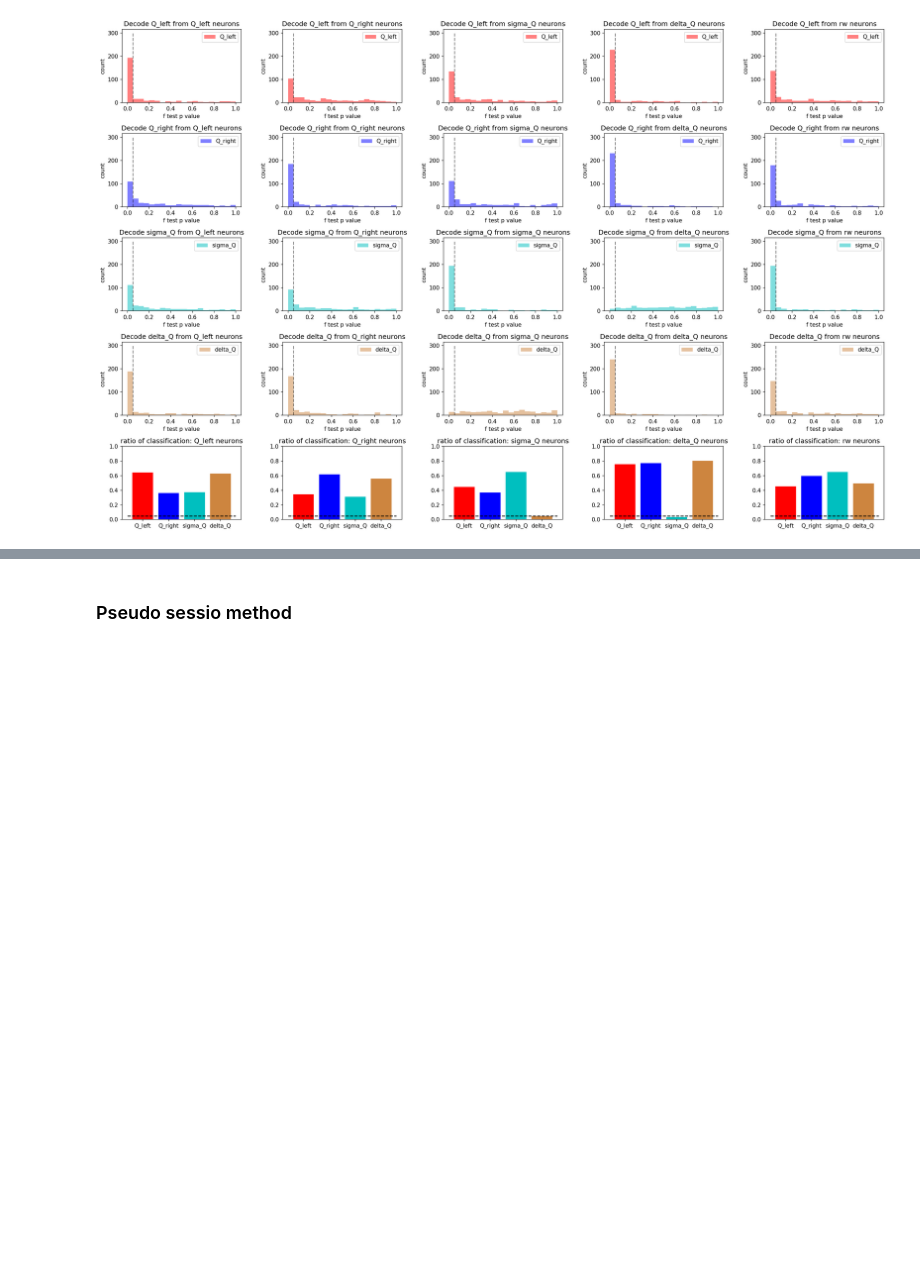
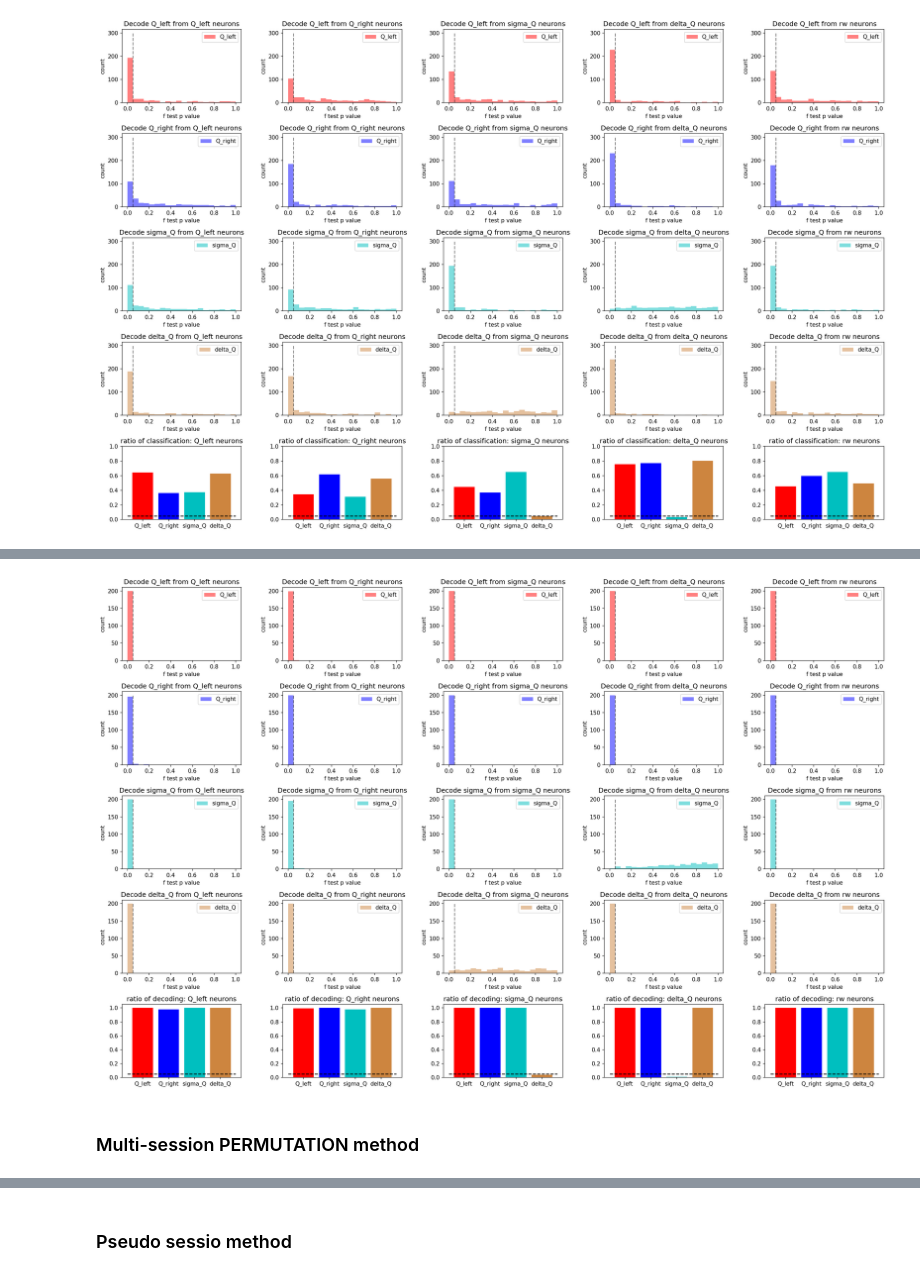
Before and after one commit to pckuo/map-ephys, a Jupyter notebook: notebook/pckuo/nonsense_corr_decoding.ipynb, the cells around one changed output, grey strips where cells are left out. Drawn from its saved outputs; the diff is of its cells as text; code cells hidden in the pictures; blank space fills up the shorter version.

Commit message:
decoding and data

```diff
--- a/notebook/pckuo/nonsense_corr_decoding.ipynb
+++ b/notebook/pckuo/nonsense_corr_decoding.ipynb
@@ -213,10 +212,13 @@ plt.tight_layout()
 # %% [output]
 [figure]
 # %%
-# naive fit of populatio neurons
+# naive fit of population neurons
 target_variables = ['Q_left', 'Q_right', 'sigma_Q', 'delta_Q']
-naive_fit_population_columns = ['gen_session', 'neuron_id', 'fit_session', 'target_variable', 'ftest_pvalue']
-df_naive_fit_dict = {neuron_type: pd.DataFrame(columns=naive_fit_columns) for neuron_type in neuron_types}
+naive_fit_population_columns = ['gen_session', 'neuron_ids', 'fit_session', 'target_variable', 'ftest_pvalue']
+df_naive_fit_population_dict = {neuron_type: pd.DataFrame(columns=naive_fit_population_columns) for neuron_type in neuron_types}
+
+n_simulations = 200
+n_neuron_in_population = 20
 
 # fit simulated neurons
 for session in sessions:
@@ -225,7 +227,7 @@ for session in sessions:
 
     for neuron_type in neuron_types:
         neurons = sim_neurons[neuron_type]
-        df_naive_fit = df_naive_fit_dict[neuron_type]
+        df_naive_fit = df_naive_fit_population_dict[neuron_type]
 
         for target_variable in target_variables:
             if target_variable in ['Q_left', 'Q_right']:
@@ -237,12 +239,15 @@ for session in sessions:
             else:
                 raise ValueError('incorrect target variable type!')
 
-            for n in range(len(neurons)):
-                fr = neurons[(neurons['session']==session) & (neurons['neuron_id']==n)]['firing_rates'].values[0]
+            for n_sim in range(n_simulations):
+                neuron_ids = np.random.choice(np.arange(0, len(neurons)), size=n_neuron_in_population, replace=False)
+                fr = np.empty((X.shape[0], n_neuron_in_population))
+                for j, neuron_id in enumerate(neuron_ids):
+                    fr[:, j] = neurons[(neurons['session']==session) & (neurons['neuron_id']==neuron_id)]['firing_rates'].values[0]
                 fr = sm.add_constant(fr)
                 # decoding models: fr --> X
                 model = sm.OLS(X, fr)
                 results = model.fit()
                 #print(f'{neuron_type} {n} {target_variable}')
                 #print(f' {results.f_pvalue}')
-                df_naive_fit.loc[len(df_naive_fit.index)] = [session, n, session, target_variable, results.f_pvalue]
+                df_naive_fit.loc[len(df_naive_fit.index)] = [session, neuron_ids, session, target_variable, results.f_pvalue]
@@ -248,0 +272,53 @@ for session in sessions:
+# %%
+# plot naive fit of population neurons
+colors = {'Q_left': 'r', 'Q_right': 'b', 'sigma_Q': 'c', 'delta_Q': 'peru'}
+pvlaue_hist_lim = (0, 1)
+pvalue_sig_thresh = 0.05
+
+classified_types = ['Q_left', 'Q_right', 'sigma_Q', 'delta_Q']
+bar_colors = ['r', 'b', 'c', 'peru']
+
+
+fig, axs = plt.subplots(len(target_variables)+1, len(neuron_types),
+                        figsize=(4*len(neuron_types), 3*len(target_variables)+1), dpi=150)
+for neuron_type_id, neuron_type in enumerate(neuron_types):
+    col_ind = neuron_type_id
+
+    df_fit = df_naive_fit_population_dict[neuron_type]
+    n_unique_populations = n_simulations
+
+    n_sig_populations = {target_variable: None for target_variable in target_variables}
+    for i, target_variable in enumerate(target_variables):
+
+        # histogram of regression tvalues
+        row_ind = i
+        ftest_pvalues = df_fit[df_fit['target_variable']==target_variable]['ftest_pvalue'].values
+        hist_q_side, _, _ = axs[row_ind, col_ind].hist(ftest_pvalues, bins=20, range=pvlaue_hist_lim, histtype='stepfilled',
+                                                       color=colors[target_variable], label=target_variable, alpha=0.5)
+        axs[row_ind, col_ind].vlines(pvalue_sig_thresh, 0, n_unique_populations,
+                                     color='k', linestyle='--', alpha=0.5)
+
+        axs[row_ind, col_ind].set_title(f'Decode {target_variable} from {neuron_type} neurons')
+        axs[row_ind, col_ind].set_xlabel('f test p value')
+        axs[row_ind, col_ind].set_ylabel('count')
+        axs[row_ind, col_ind].legend()
+
+        # for ratio of significant neurons
+        n_sig_populations[target_variable] = np.sum(ftest_pvalues < 0.05)
+
+
+    # bar plot for significant neurons
+    row_ind = len(target_variables)
+    classified_ratios = [n_sig_populations[target_variable]/ float(n_unique_populations) for target_variable in target_variables]
+
+    axs[row_ind, col_ind].bar(classified_types, classified_ratios, color=bar_colors)
+    x_lim = axs[row_ind, col_ind].get_xlim()
+    axs[row_ind, col_ind].hlines(0.05, x_lim[0], x_lim[1], color='k', linestyle='--')
+    axs[row_ind, col_ind].set_title(f'ratio of decoding: {neuron_type} neurons')
+    axs[row_ind, col_ind].set_ylim(0, 1.05)
+
+plt.tight_layout()
+# %% [output]
+[figure, added]
+# %% [markdown]
+### Multi-session PERMUTATION method
```
Also changed, not shown: parts of 8 cells of this notebook, 16 other files.
